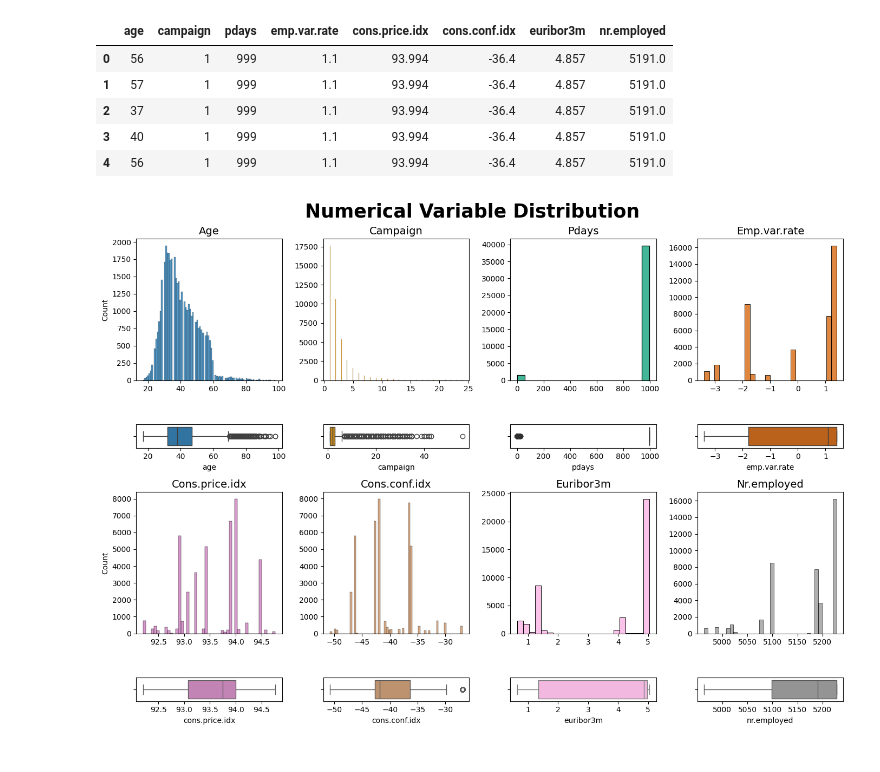
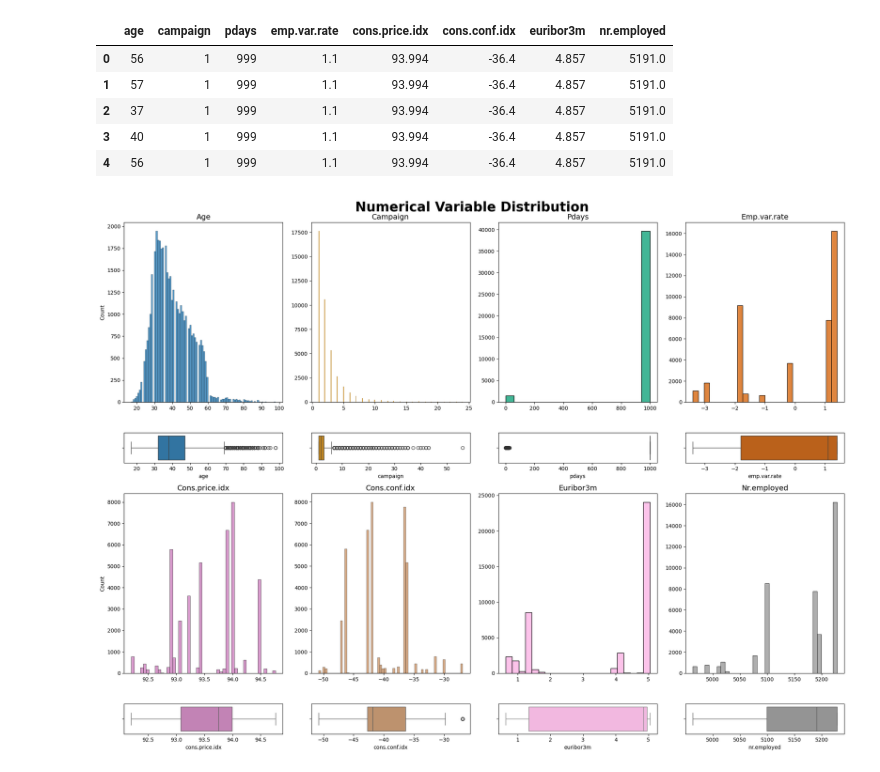
Before and after one commit to PeyraHub/EDA-bank-marketing-campaign-data, a Jupyter notebook: src/explore.ipynb, the cells around one changed output. Saved outputs shown, nothing was run; the diff lists cells and outputs as text; code cells hidden in the pictures.

```diff
--- a/src/explore.ipynb
+++ b/src/explore.ipynb
@@ -234,7 +234,7 @@ df_num.head()
 | 3 | 40 | 1 | 999 | 1.1 | 93.994 | -36.4 | 4.857 | 5191.0 |
 | 4 | 56 | 1 | 999 | 1.1 | 93.994 | -36.4 | 4.857 | 5191.0 |
 # %%
-fig, axis = plt.subplots(4, 4, figsize = (14, 10), gridspec_kw = {"height_ratios": [6, 1, 6, 1]})
+fig, axis = plt.subplots(4, 4, figsize = (20, 15), gridspec_kw = {"height_ratios": [6, 1, 6, 1]})
 fig.suptitle("Numerical Variable Distribution", fontweight='bold', fontsize=25)
 
 # HISTOGRAM & BOXPLOT
@@ -246,31 +246,31 @@ sns.histplot(ax = axis[0, 1], data = df_num[df_num["campaign"] < 25], x = "campa
 axis[0, 1].set_title("Campaign", fontsize=14)
 sns.boxplot(ax = axis[1, 1], data = df_num, x = "campaign", color=sns.color_palette("colorblind")[1])
 
 sns.histplot(ax = axis[0, 2], data = df_num, x = "pdays", color=sns.color_palette("colorblind")[2]).set(xlabel = None, ylabel = None)
 axis[0, 2].set_title("Pdays", fontsize=14)
 sns.boxplot(ax = axis[1, 2], data = df_num, x = "pdays", color=sns.color_palette("colorblind")[2])
 
 sns.histplot(ax = axis[0, 3], data = df_num, x = "emp.var.rate", color=sns.color_palette("colorblind")[3]).set(xlabel = None, ylabel = None)
 axis[0, 3].set_title("Emp.var.rate", fontsize=14)
 sns.boxplot(ax = axis[1, 3], data = df_num, x = "emp.var.rate", color=sns.color_palette("colorblind")[3])
 
 sns.histplot(ax = axis[2, 0], data = df_num, x = "cons.price.idx", color=sns.color_palette("colorblind")[4]).set(xlabel = None)
 axis[2, 0].set_title("Cons.price.idx", fontsize=14)
 sns.boxplot(ax = axis[3, 0], data = df_num, x = "cons.price.idx", color=sns.color_palette("colorblind")[4])
 
 sns.histplot(ax = axis[2, 1], data = df_num, x = "cons.conf.idx", color=sns.color_palette("colorblind")[5]).set(xlabel = None, ylabel = None)
 axis[2, 1].set_title("Cons.conf.idx", fontsize=14)
 sns.boxplot(ax = axis[3, 1], data = df_num, x = "cons.conf.idx", color=sns.color_palette("colorblind")[5])
 
 sns.histplot(ax = axis[2, 2], data = df_num, x = "euribor3m", color=sns.color_palette("colorblind")[6]).set(xlabel = None, ylabel = None)
 axis[2, 2].set_title("Euribor3m", fontsize=14)
 sns.boxplot(ax = axis[3, 2], data = df_num, x = "euribor3m", color=sns.color_palette("colorblind")[6])
 
 sns.histplot(ax = axis[2, 3], data = df_num, x = "nr.employed", color=sns.color_palette("colorblind")[7]).set(xlabel = None, ylabel = None)
 axis[2, 3].set_title("Nr.employed", fontsize=14)
 sns.boxplot(ax = axis[3, 3], data = df_num, x = "nr.employed", color=sns.color_palette("colorblind")[7])
 
 plt.tight_layout()
 plt.show()
 # %% [output]
-[figure, old version]
+[figure, new version]
```
